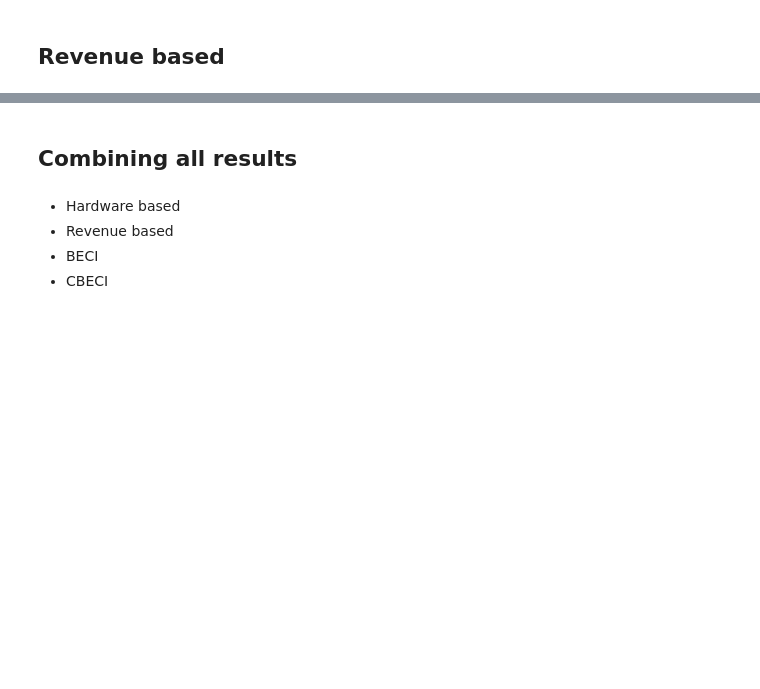
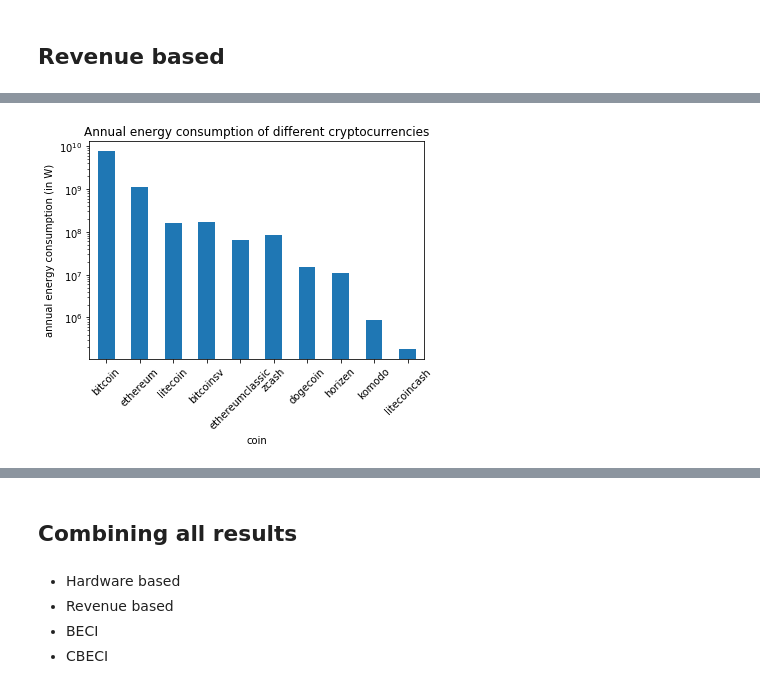
Before and after one commit to Lukasdeloose/sustainable_blockchain, a Jupyter notebook: data_analysis/energy_consumption.ipynb, the cells around one changed output, grey strips where cells are left out. Saved outputs shown, nothing was run; the diff lists cells and outputs as text; code cells hidden in the pictures; blank space fills up the shorter version.

```diff
--- a/data_analysis/energy_consumption.ipynb
+++ b/data_analysis/energy_consumption.ipynb
@@ -541,3 +542,16 @@ elec_waste
 | feathercoin | 99 | FTC | NeoScrypt | 0.000000e+00 | 0.00 | 0.000000e+00 |
 # %% [markdown]
 # Results
+# %%
+def calc_hardware_bounds(bounds, hardware_bounds):
+    lower_bound = np.sum(bounds['lower_bound'])*LOWER_PUE
+    estimate = np.sum(bounds['estimate'])*ESTIMATE_PUE
+    upper_bound = np.sum(bounds['upper_bound'])*UPPER_PUE
+    market_cap = np.sum(bounds['market_cap'])
+
+    hardware_bounds['lower'].append(lower_bound)
+    hardware_bounds['estimate'].append(estimate)
+    hardware_bounds['upper'].append(upper_bound)
+    hardware_bounds['market_cap'].append(upper_bound)
+
+    return hardware_bounds
@@ -600,0 +634,10 @@ Canvas(toolbar=Toolbar(toolitems=[('Home', 'Reset original view', 'home', 'home'
+# %%
+found_data_energy['energy_consumption'].plot(kind='bar')
+plt.yscale('log')
+plt.xticks(rotation=45)
+plt.ylabel('annual energy consumption (in W)')
+plt.xlabel('coin')
+plt.title('Annual energy consumption of different cryptocurrencies')
+plt.show()
+# %% [output]
+[figure, added]
```
Also changed, not shown: parts of 22 cells of this notebook.
